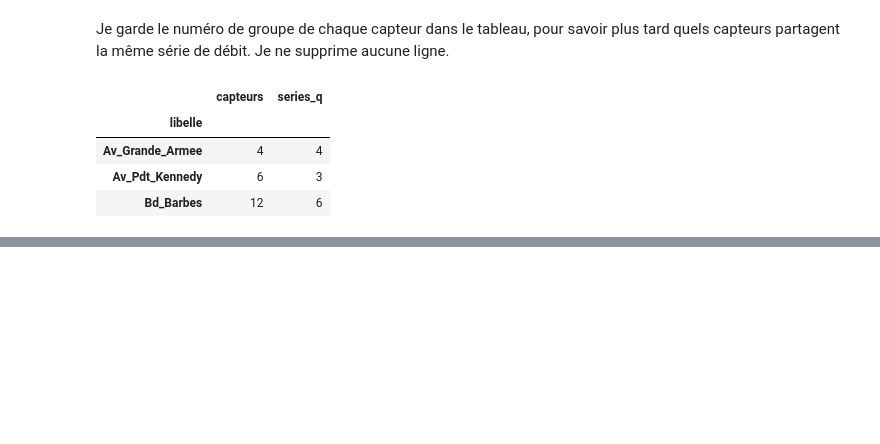
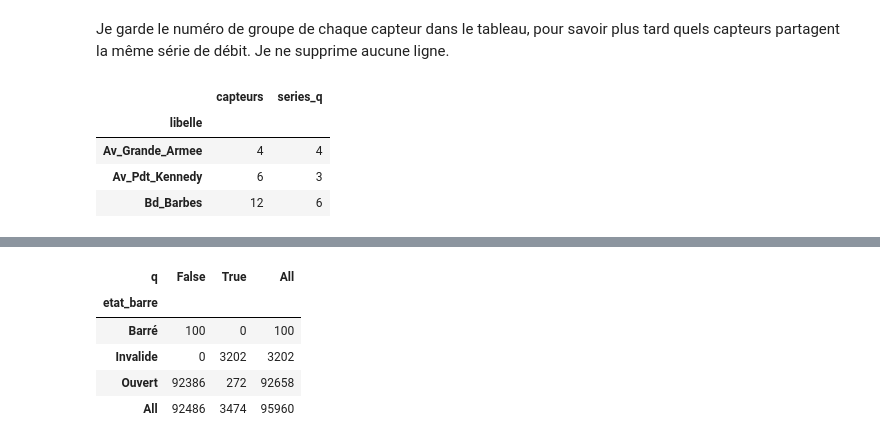
Before and after one commit to soso1594/analyse-trafic-paris, a Jupyter notebook: 02_nettoyage.ipynb, the cells around one changed output, grey strips where cells are left out. Drawn from its saved outputs; the diff is of its cells as text; code cells hidden in the pictures; blank space fills up the shorter version.

```diff
--- a/02_nettoyage.ipynb
+++ b/02_nettoyage.ipynb
@@ -272,0 +347,9 @@ df["groupe_q"] = df["iu_ac"].map(groupe_q)
+# %%
+pd.crosstab(df["etat_barre"], df["q"].isna(), margins=True)
+# %% [output]
+| q | False | True | All |
+| etat_barre |  |  |  |
+| Barré | 100 | 0 | 100 |
+| Invalide | 0 | 3202 | 3202 |
+| Ouvert | 92386 | 272 | 92658 |
+| All | 92486 | 3474 | 95960 |
```
Also changed, not shown: parts of 11 cells of this notebook.
